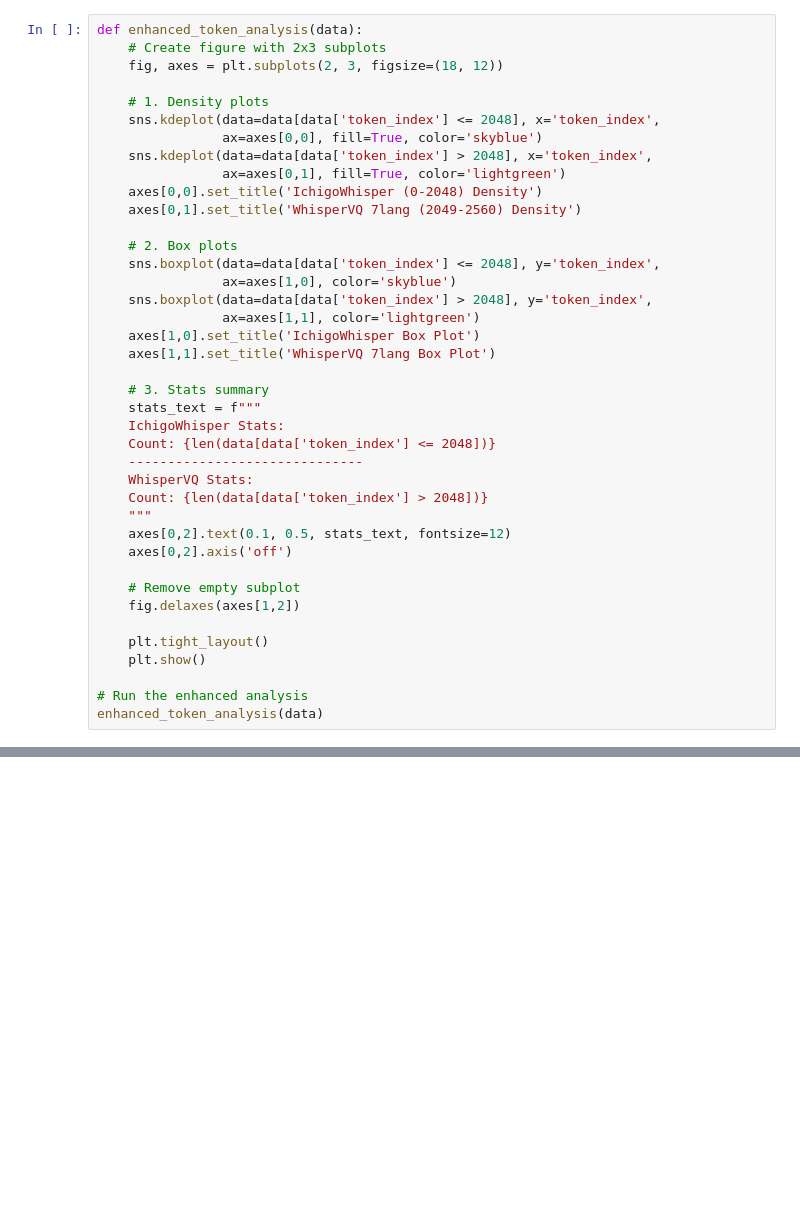
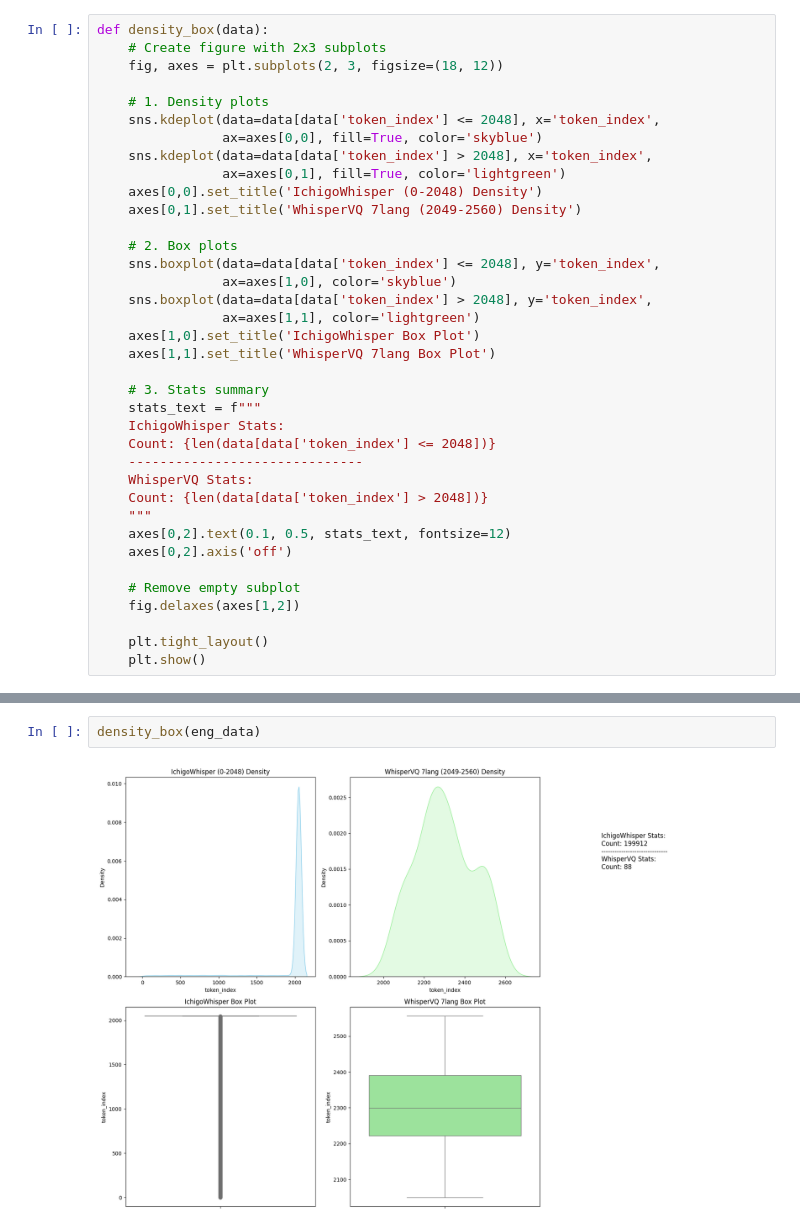
Before and after one commit to janhq/WhisperSpeech, a Jupyter notebook: ichigo-quantizer/utils/token_viz.ipynb, the cells around one changed output, grey strips where cells are left out. Saved outputs shown, nothing was run; the diff lists cells and outputs as text; blank space fills up the shorter version.

```diff
--- a/ichigo-quantizer/utils/token_viz.ipynb
+++ b/ichigo-quantizer/utils/token_viz.ipynb
@@ -96,5 +84,5 @@ plot_total_token_comparison(data)
 # %%
-def enhanced_token_analysis(data):
+def density_box(data):
     # Create figure with 2x3 subplots
     fig, axes = plt.subplots(2, 3, figsize=(18, 12))
 
@@ -130,6 +118,3 @@ def enhanced_token_analysis(data):
 
     plt.tight_layout()
     plt.show()
-
-# Run the enhanced analysis
-enhanced_token_analysis(data)
@@ -137,0 +137,4 @@ enhanced_token_analysis(data)
+# %%
+density_box(eng_data)
+# %% [output]
+[figure, added]
```
Also changed, not shown: parts of 17 cells of this notebook, 2 other files.
